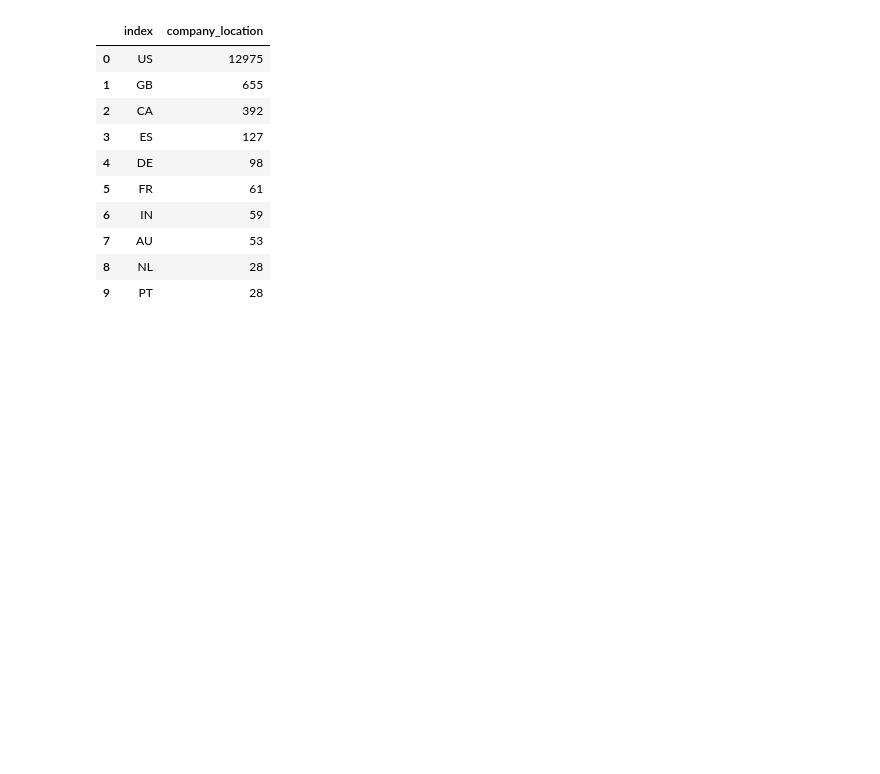
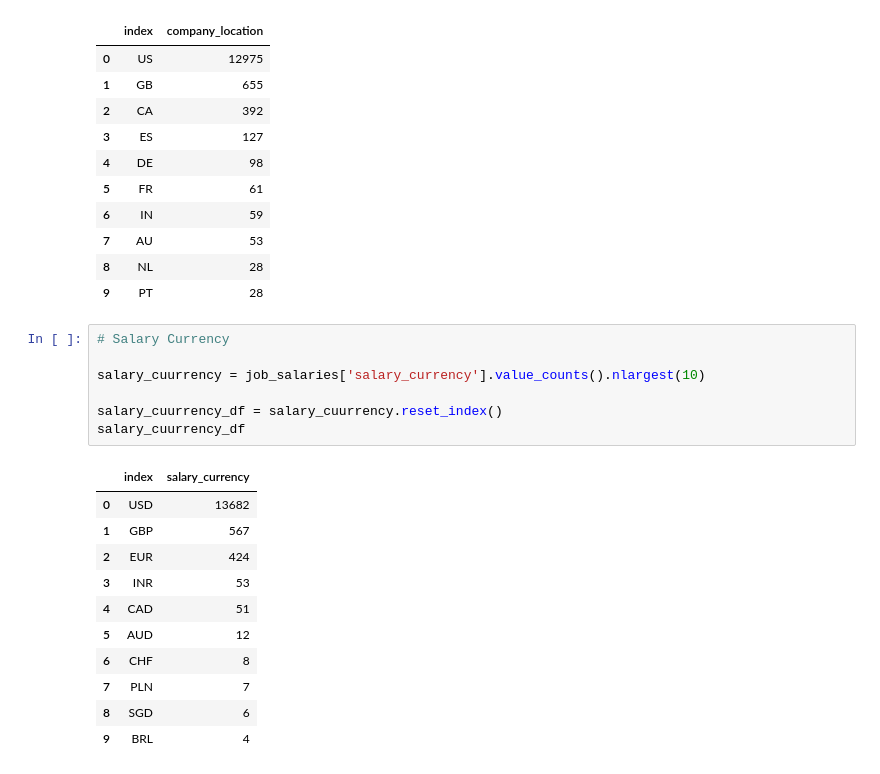
Before and after one commit to rjmorales456/Streamlit, a Jupyter notebook: Job_salaries/job_salaries.ipynb, the cells around one changed output. Cells and saved outputs as stored; diff of their text form; blank space fills up the shorter version.

```diff
--- a/Job_salaries/job_salaries.ipynb
+++ b/Job_salaries/job_salaries.ipynb
@@ -256,3 +272,22 @@ company_location_df
 | 7 | AU | 53 |
 | 8 | NL | 28 |
 | 9 | PT | 28 |
+# %%
+# Salary Currency
+
+salary_cuurrency = job_salaries['salary_currency'].value_counts().nlargest(10)
+
+salary_cuurrency_df = salary_cuurrency.reset_index()
+salary_cuurrency_df
+# %% [output]
+|  | index | salary_currency |
+| 0 | USD | 13682 |
+| 1 | GBP | 567 |
+| 2 | EUR | 424 |
+| 3 | INR | 53 |
+| 4 | CAD | 51 |
+| 5 | AUD | 12 |
+| 6 | CHF | 8 |
+| 7 | PLN | 7 |
+| 8 | SGD | 6 |
+| 9 | BRL | 4 |
```
Also changed, not shown: parts of 12 cells of this notebook, 1 other file.
